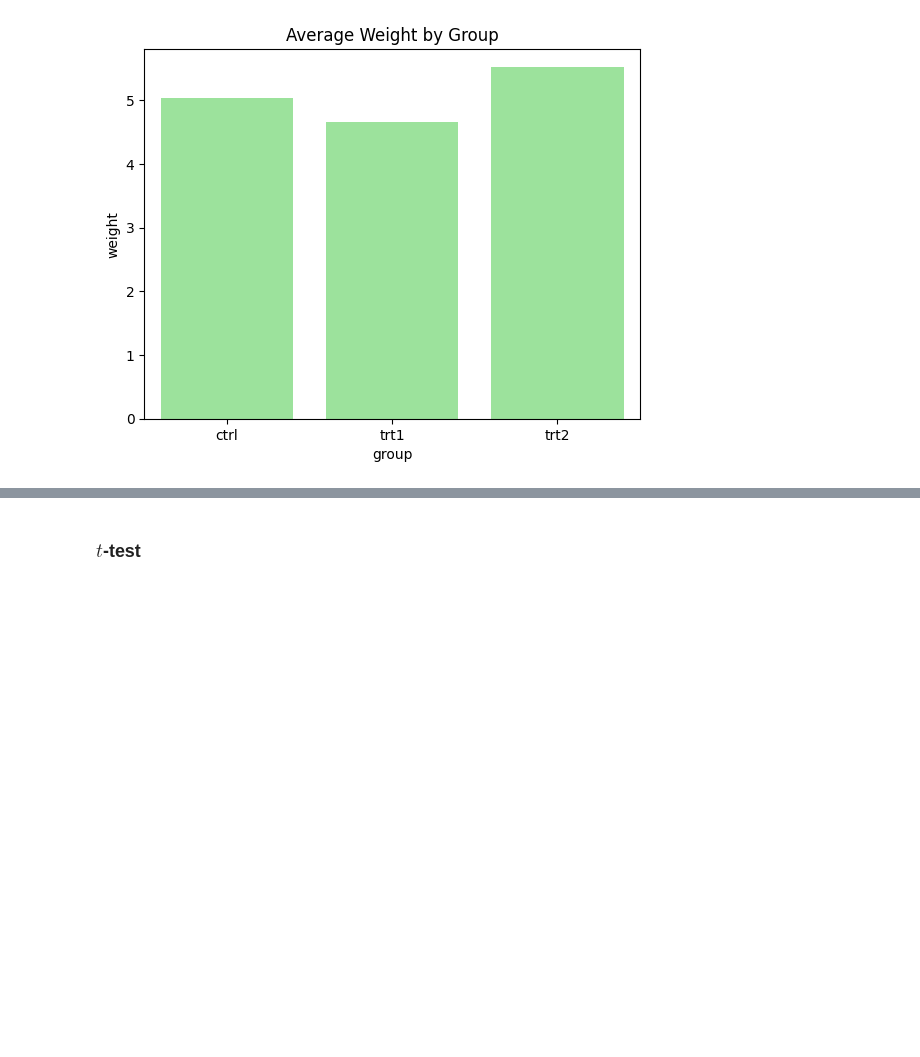
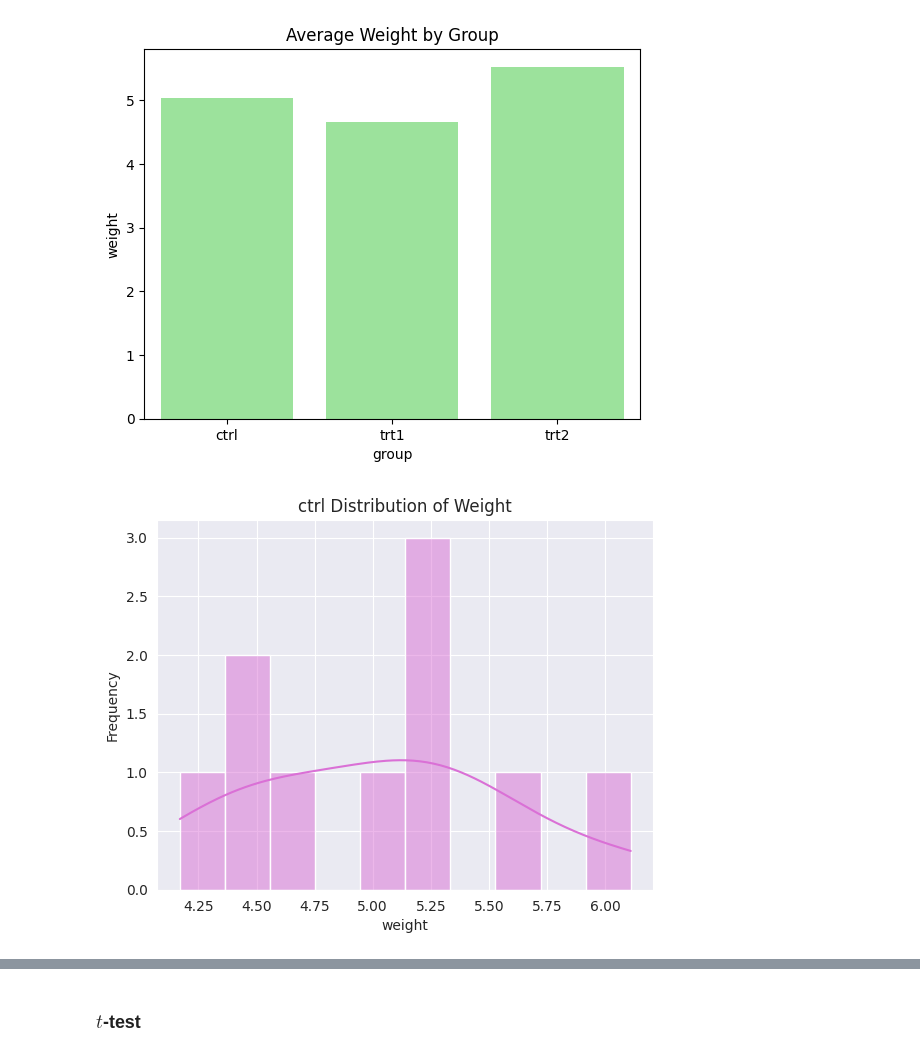
Before and after one commit to Waszka22/statistics, a Jupyter notebook: project.ipynb, the cells around one changed output, grey strips where cells are left out. Saved outputs shown, nothing was run; the diff lists cells and outputs as text; code cells hidden in the pictures; blank space fills up the shorter version.

Commit message:
Distribution of Weight

```diff
--- a/project.ipynb
+++ b/project.ipynb
@@ -238,3 +238,20 @@ plt.title('Average Weight by Group')
 plt.show()
 # %% [output]
 [figure]
+# %%
+## Create plot of ctrl.
+sns.histplot(data=ctrl, x='weight', bins=10, kde=True, color='orchid')
+
+# Set a gray background.
+sns.set_style('darkgrid')
+
+# Add labels and title.
+plt.title('ctrl Distribution of Weight')
+plt.xlabel('weight')
+plt.ylabel('Frequency')
+plt.grid(True)
+
+# Show the plot
+plt.show()
+# %% [output]
+[figure, added]
```
Also changed, not shown: parts of 2 cells of this notebook.
